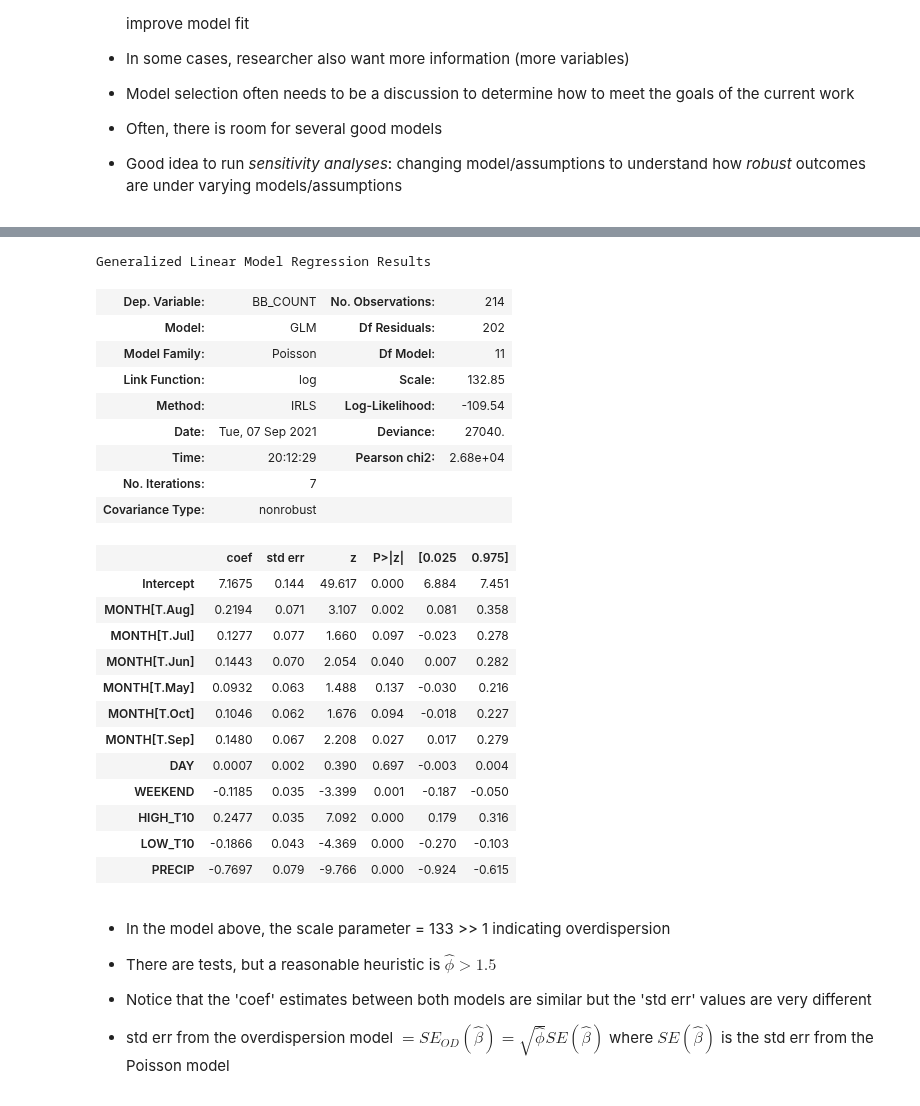
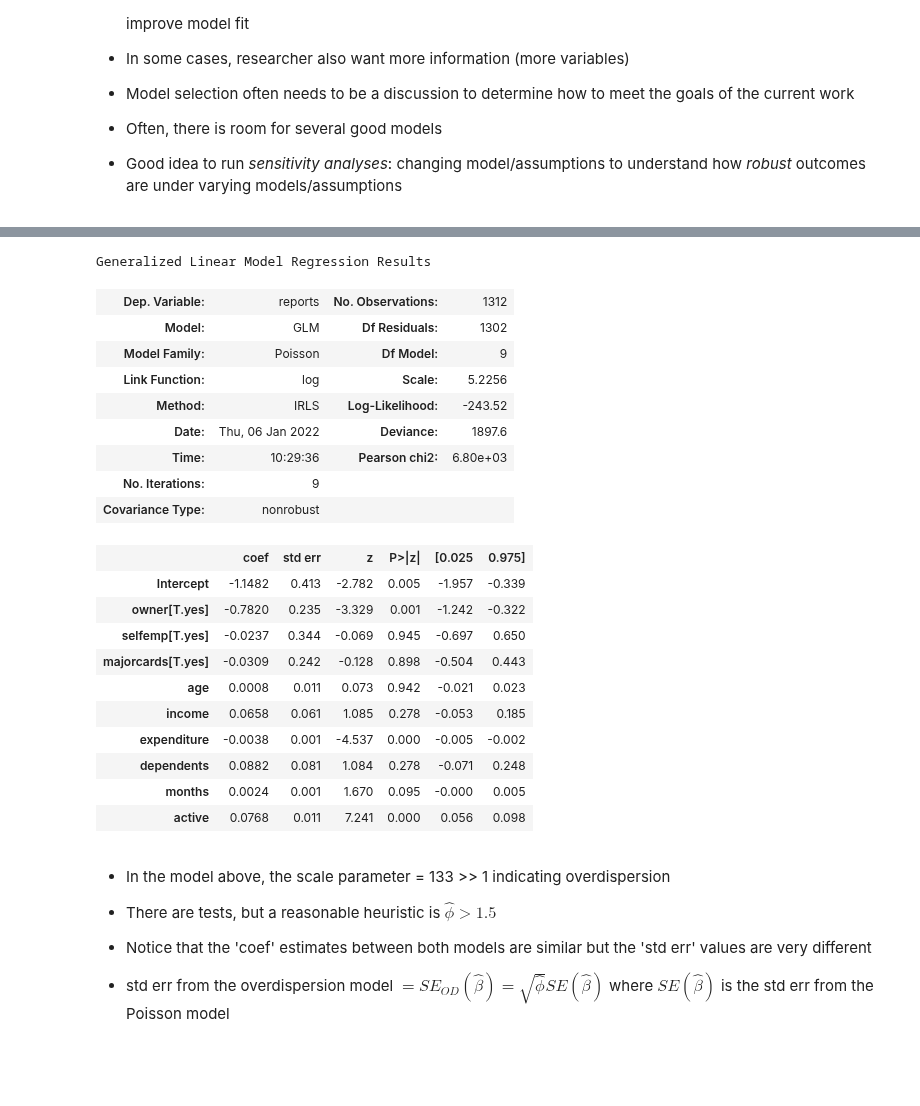
Before and after one commit to omesner/UMSTATS504, a Jupyter notebook: glms/glms.ipynb, the cells around one changed output, grey strips where cells are left out. Saved outputs shown, nothing was run; the diff lists cells and outputs as text; code cells hidden in the pictures; blank space fills up the shorter version.

```diff
--- a/glms/glms.ipynb
+++ b/glms/glms.ipynb
@@ -129,12 +203,5 @@ read in data and get month, day of week, and day from date
 # %%
-df = pd.read_csv('bike.csv', header=0, infer_datetime_format=True,
-                 parse_dates=[0], index_col=[0])
-ds = df.index.to_series()
-df['MONTH'] = ds.dt.month
-df['DAY_OF_WEEK'] = ds.dt.dayofweek
-df['DAY'] = ds.dt.day
-df['WEEKEND'] = df['DAY_OF_WEEK'].apply(lambda x: x in [5,6])*1
-# checked the 2017 calendar
+df = pd.read_csv('derogatory.csv')
 # %% [markdown]
 Visually inspecting data
 # %%
@@ -196,0 +349,3 @@ for var in df.columns:
+# %%
+print(f'Number of rows with age < 18: {sum(df.age < 18)}')
+df1 = df[df.age >= 18]
@@ -602,11 +625,10 @@ $$
 
 - Remember, when using a software package for the first time, look over the [documentation](https://www.statsmodels.org/stable/glm.html)
 # %%
-df['HIGH_T10'] = df['HIGH_T']/10
-df['LOW_T10'] = df['LOW_T']/10
-expr = 'BB_COUNT ~ DAY + WEEKEND + MONTH + HIGH_T10 + LOW_T10 + PRECIP'
-bikePoisson = sm.GLM.from_formula(
-    expr, data=df, family=sm.families.Poisson()).fit()
-bikePoisson.summary()
+expr = '''reports ~ age + income + expenditure + owner +
+        selfemp + dependents + months + majorcards + active'''
+fit1 = sm.GLM.from_formula(
+    expr, data=df1, family=sm.families.Poisson()).fit()
+fit1.summary()
 # %% [output]
 Generalized Linear Model Regression Results
@@ -690,33 +714,31 @@ $$\hat \phi = \sum_i \frac{(y_i-\hat\mu_i)^2}{(n-p)V(\hat\mu_i)}$$
 
 - It may be possible to construct a model with $\hat\phi\approx 1$
 # %%
-bikePoisOD = sm.GLM.from_formula(
-    expr, data=df, family=sm.families.Poisson()).fit(scale="X2")
-bikePoisOD.summary()
+fitOD = sm.GLM.from_formula(
+    expr, data=df1, family=sm.families.Poisson()).fit(scale="X2")
+fitOD.summary()
 # %% [output]
 Generalized Linear Model Regression Results
-| Dep. Variable: | BB_COUNT | No. Observations: | 214 |
-| Model: | GLM | Df Residuals: | 202 |
-| Model Family: | Poisson | Df Model: | 11 |
-| Link Function: | log | Scale: | 132.85 |
-| Method: | IRLS | Log-Likelihood: | -109.54 |
-| Date: | Tue, 07 Sep 2021 | Deviance: | 27040. |
-| Time: | 20:12:29 | Pearson chi2: | 2.68e+04 |
-| No. Iterations: | 7 |  |  |
+| Dep. Variable: | reports | No. Observations: | 1312 |
+| Model: | GLM | Df Residuals: | 1302 |
+| Model Family: | Poisson | Df Model: | 9 |
+| Link Function: | log | Scale: | 5.2256 |
+| Method: | IRLS | Log-Likelihood: | -243.52 |
+| Date: | Thu, 06 Jan 2022 | Deviance: | 1897.6 |
+| Time: | 10:29:36 | Pearson chi2: | 6.80e+03 |
+| No. Iterations: | 9 |  |  |
 | Covariance Type: | nonrobust |  |  |
 |  | coef | std err | z | P>|z| | [0.025 | 0.975] |
-| Intercept | 7.1675 | 0.144 | 49.617 | 0.000 | 6.884 | 7.451 |
-| MONTH[T.Aug] | 0.2194 | 0.071 | 3.107 | 0.002 | 0.081 | 0.358 |
-| MONTH[T.Jul] | 0.1277 | 0.077 | 1.660 | 0.097 | -0.023 | 0.278 |
-| MONTH[T.Jun] | 0.1443 | 0.070 | 2.054 | 0.040 | 0.007 | 0.282 |
-| MONTH[T.May] | 0.0932 | 0.063 | 1.488 | 0.137 | -0.030 | 0.216 |
-| MONTH[T.Oct] | 0.1046 | 0.062 | 1.676 | 0.094 | -0.018 | 0.227 |
-| MONTH[T.Sep] | 0.1480 | 0.067 | 2.208 | 0.027 | 0.017 | 0.279 |
-| DAY | 0.0007 | 0.002 | 0.390 | 0.697 | -0.003 | 0.004 |
-| WEEKEND | -0.1185 | 0.035 | -3.399 | 0.001 | -0.187 | -0.050 |
-| HIGH_T10 | 0.2477 | 0.035 | 7.092 | 0.000 | 0.179 | 0.316 |
-| LOW_T10 | -0.1866 | 0.043 | -4.369 | 0.000 | -0.270 | -0.103 |
-| PRECIP | -0.7697 | 0.079 | -9.766 | 0.000 | -0.924 | -0.615 |
+| Intercept | -1.1482 | 0.413 | -2.782 | 0.005 | -1.957 | -0.339 |
+| owner[T.yes] | -0.7820 | 0.235 | -3.329 | 0.001 | -1.242 | -0.322 |
+| selfemp[T.yes] | -0.0237 | 0.344 | -0.069 | 0.945 | -0.697 | 0.650 |
+| majorcards[T.yes] | -0.0309 | 0.242 | -0.128 | 0.898 | -0.504 | 0.443 |
+| age | 0.0008 | 0.011 | 0.073 | 0.942 | -0.021 | 0.023 |
+| income | 0.0658 | 0.061 | 1.085 | 0.278 | -0.053 | 0.185 |
+| expenditure | -0.0038 | 0.001 | -4.537 | 0.000 | -0.005 | -0.002 |
+| dependents | 0.0882 | 0.081 | 1.084 | 0.278 | -0.071 | 0.248 |
+| months | 0.0024 | 0.001 | 1.670 | 0.095 | -0.000 | 0.005 |
+| active | 0.0768 | 0.011 | 7.241 | 0.000 | 0.056 | 0.098 |
 # %% [markdown]
 - In the model above, the scale parameter = 133 >> 1 indicating overdispersion
 
```
Also changed, not shown: parts of 42 cells of this notebook, 2 other files.
